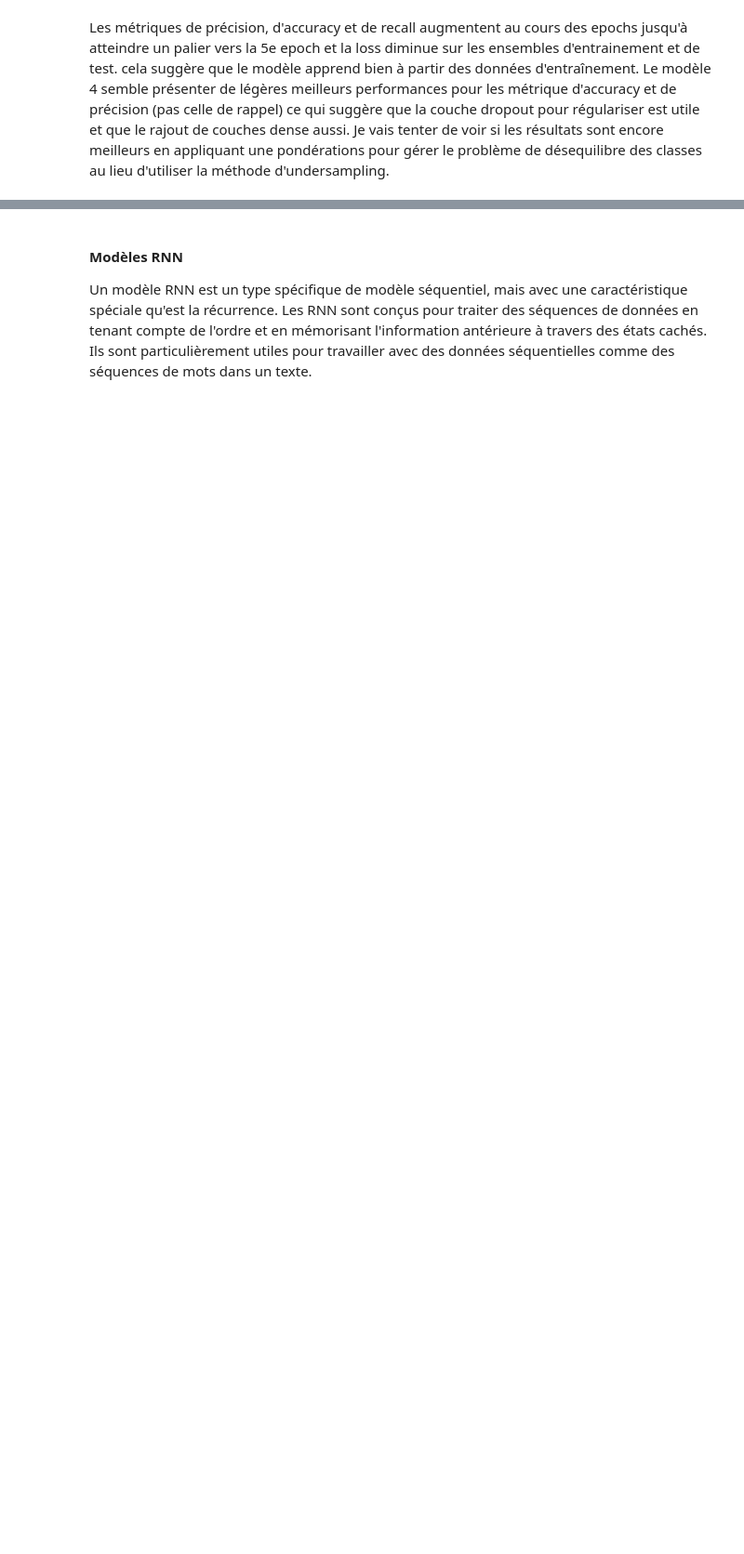
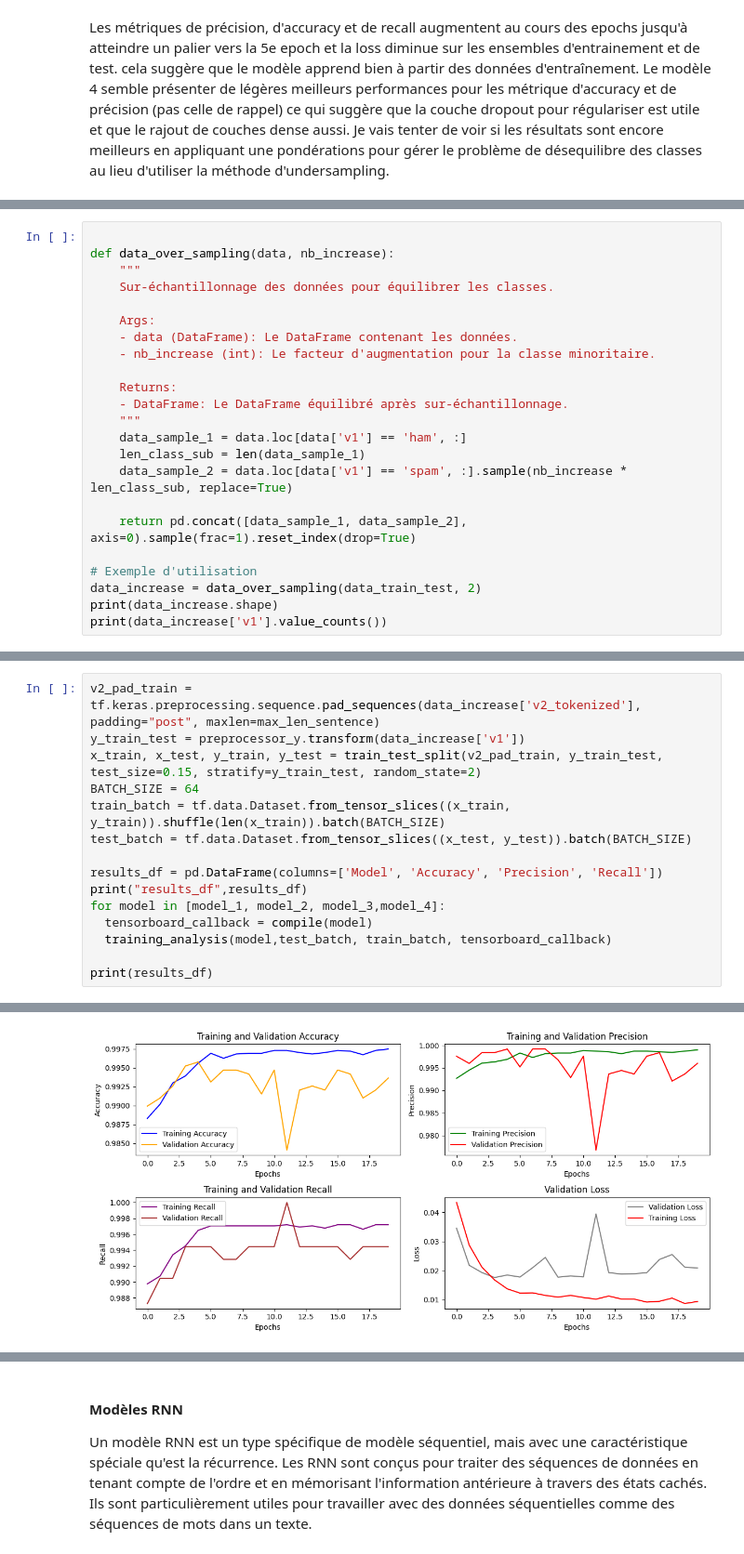
Before and after one commit to amandinesandri/Block_4_Deep_Learning, a Jupyter notebook: AT_T_analysis_bis.ipynb, the cells around one changed output, grey strips where cells are left out. Shown at 93% size. Cells and saved outputs as stored; diff of their text form; blank space fills up the shorter version.

```diff
--- a/AT_T_analysis_bis.ipynb
+++ b/AT_T_analysis_bis.ipynb
@@ -724,0 +819,23 @@ Les métriques sont élevées mais instables car elle fluctuent beaucoup trop et
+# %%
+
+def data_over_sampling(data, nb_increase):
+    """
+    Sur-échantillonnage des données pour équilibrer les classes.
+
+    Args:
+    - data (DataFrame): Le DataFrame contenant les données.
+    - nb_increase (int): Le facteur d'augmentation pour la classe minoritaire.
+
+    Returns:
+    - DataFrame: Le DataFrame équilibré après sur-échantillonnage.
+    """
+    data_sample_1 = data.loc[data['v1'] == 'ham', :]
+    len_class_sub = len(data_sample_1)
+    data_sample_2 = data.loc[data['v1'] == 'spam', :].sample(nb_increase * len_class_sub, replace=True)
+
+    return pd.concat([data_sample_1, data_sample_2], axis=0).sample(frac=1).reset_index(drop=True)
+
+# Exemple d'utilisation
+data_increase = data_over_sampling(data_train_test, 2)
+print(data_increase.shape)
+print(data_increase['v1'].value_counts())
@@ -724,0 +847,16 @@ Les métriques sont élevées mais instables car elle fluctuent beaucoup trop et
+# %%
+v2_pad_train = tf.keras.preprocessing.sequence.pad_sequences(data_increase['v2_tokenized'], padding="post", maxlen=max_len_sentence)
+y_train_test = preprocessor_y.transform(data_increase['v1'])
+x_train, x_test, y_train, y_test = train_test_split(v2_pad_train, y_train_test, test_size=0.15, stratify=y_train_test, random_state=2)
+BATCH_SIZE = 64
+train_batch = tf.data.Dataset.from_tensor_slices((x_train, y_train)).shuffle(len(x_train)).batch(BATCH_SIZE)
+test_batch = tf.data.Dataset.from_tensor_slices((x_test, y_test)).batch(BATCH_SIZE)
+
+results_df = pd.DataFrame(columns=['Model', 'Accuracy', 'Precision', 'Recall'])
+print("results_df",results_df)
+for model in [model_1, model_2, model_3,model_4]:
+  tensorboard_callback = compile(model)
+  training_analysis(model,test_batch, train_batch, tensorboard_callback)
+
+print(results_df)
+# %% [output]
@@ -724,0 +881 @@ Les métriques sont élevées mais instables car elle fluctuent beaucoup trop et
+[figure, added]
```
Also changed, not shown: parts of 20 cells of this notebook.
